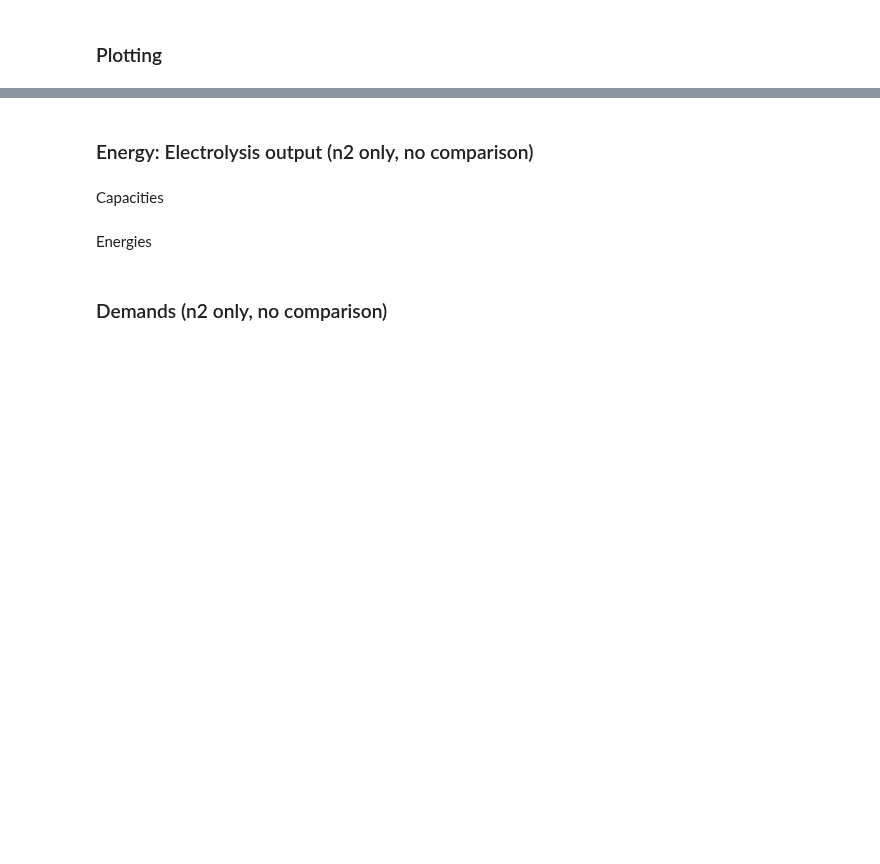
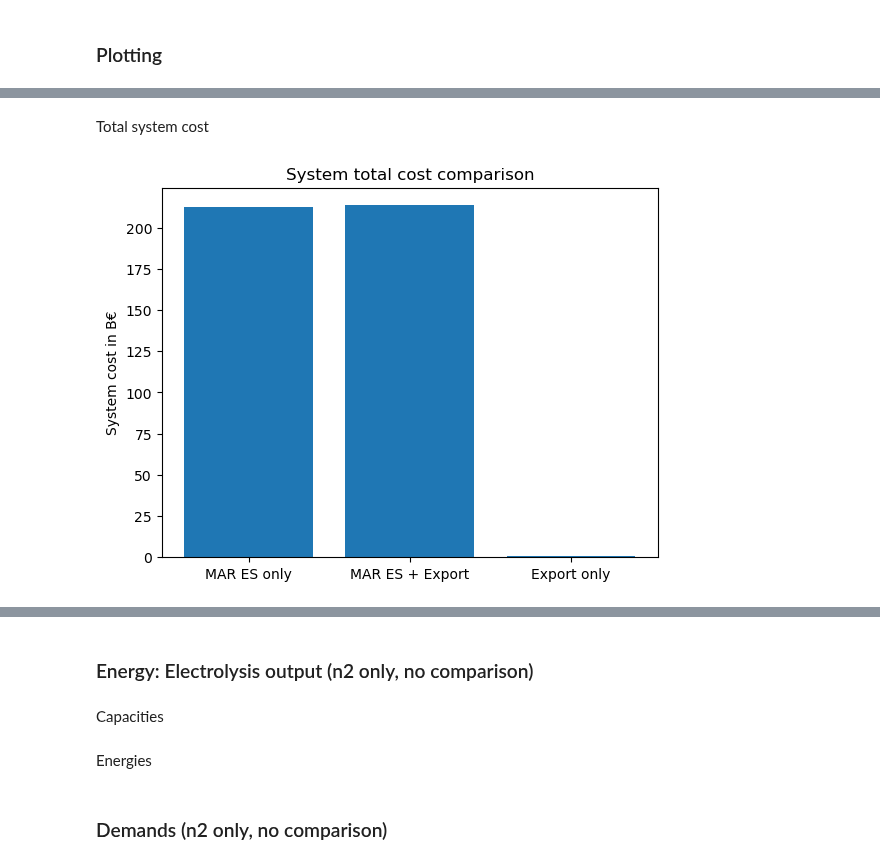
Before and after one commit to energyLS/aldehyde, a Jupyter notebook: workflow/notebooks/results.ipynb, the cells around one changed output, grey strips where cells are left out. Drawn from its saved outputs; the diff is of its cells as text; code cells hidden in the pictures; blank space fills up the shorter version.

```diff
--- a/workflow/notebooks/results.ipynb
+++ b/workflow/notebooks/results.ipynb
@@ -65,0 +112,18 @@ print(f"Cost per unit: {n3.objective/(n3.loads_t.p.loc[:, 'H2 export load'].sum(
+# %% [markdown]
+Total system cost
+# %%
+n_names = ["MAR ES only", "MAR ES + Export", "Export only"]
+costs = [n1.objective/1e9, n2.objective/1e9, n3.objective/1e9]
+y_pos = np.arange(len(n_names))
+# Create bars
+plt.bar(y_pos, costs)
+
+# Enhance graph
+plt.xticks(y_pos, n_names)
+plt.ylabel("System cost in B€")
+plt.title("System total cost comparison")
+
+# Show graph
+plt.show()
+# %% [output]
+[figure, added]
```
Also changed, not shown: parts of 8 cells of this notebook.
